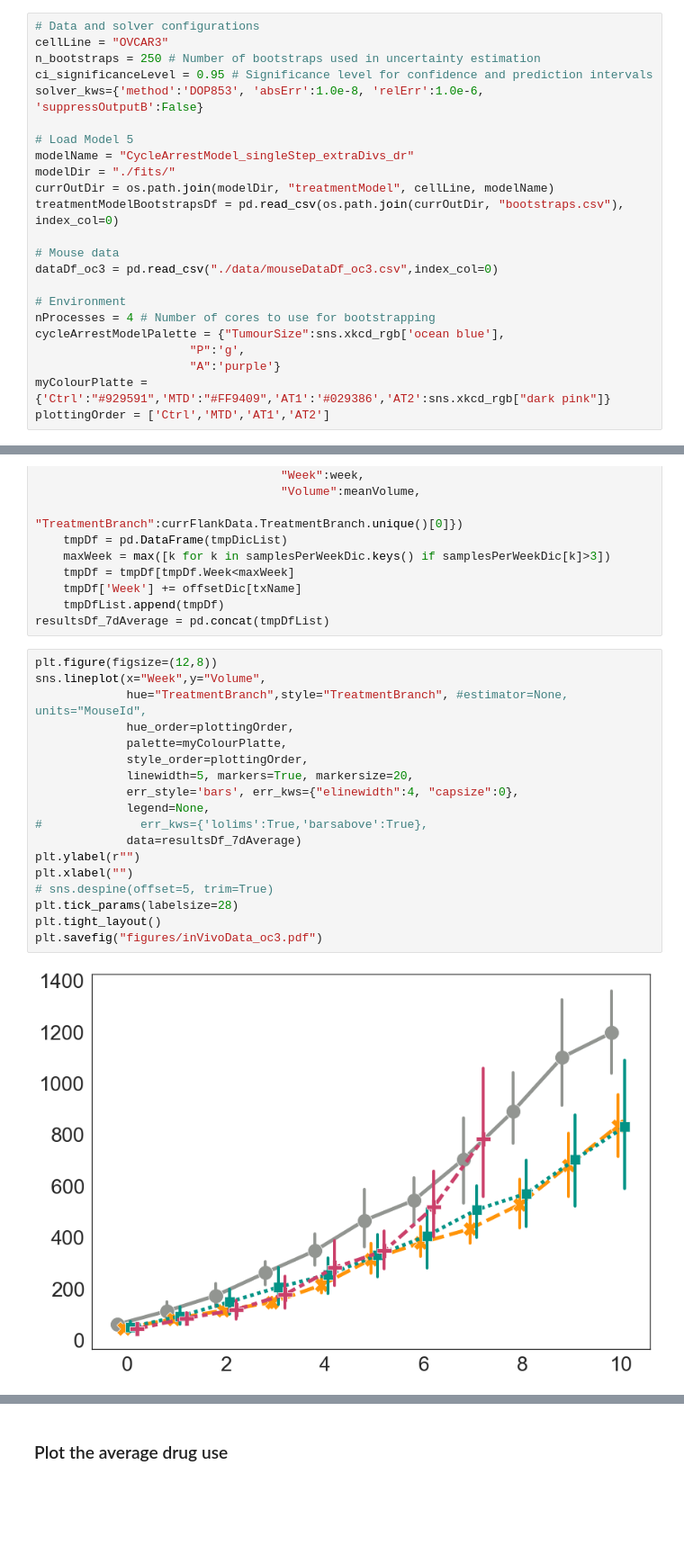
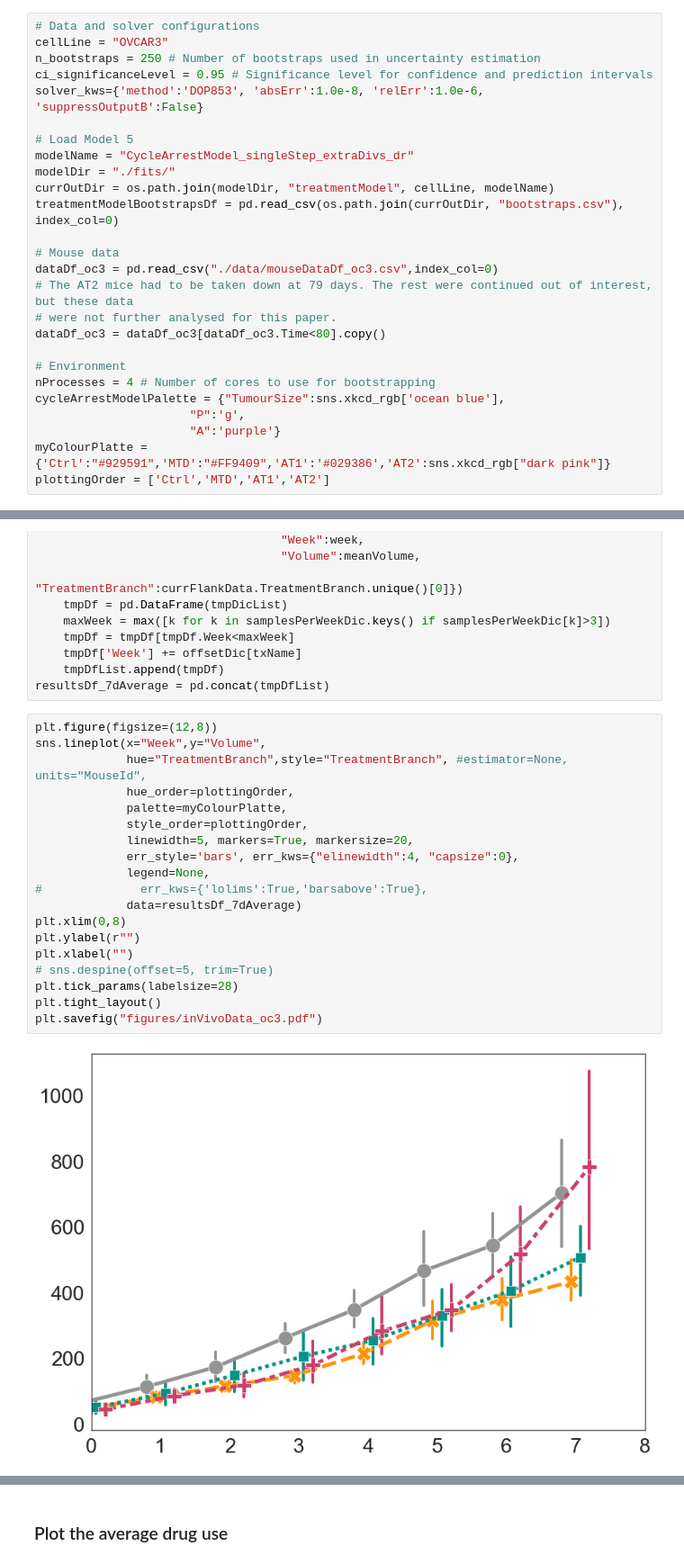
Before and after one commit to MathOnco/PARPi_Model, a Jupyter notebook: jnb_figure6.ipynb, the cells around one changed output, grey strips where cells are left out. Shown at 90% size. Drawn from its saved outputs; the diff is of its cells as text; blank space fills up the shorter version.

Commit message:
added statistical tests and reduced to only show time period where have data for all treatment arms.

```diff
--- a/jnb_figure6.ipynb
+++ b/jnb_figure6.ipynb
@@ -38,6 +39,9 @@ treatmentModelBootstrapsDf = pd.read_csv(os.path.join(currOutDir, "bootstraps.cs
 
 # Mouse data
 dataDf_oc3 = pd.read_csv("./data/mouseDataDf_oc3.csv",index_col=0)
+# The AT2 mice had to be taken down at 79 days. The rest were continued out of interest, but these data
+# were not further analysed for this paper.
+dataDf_oc3 = dataDf_oc3[dataDf_oc3.Time<80].copy()
 
 # Environment
 nProcesses = 4 # Number of cores to use for bootstrapping
@@ -162,20 +166,21 @@ resultsDf_7dAverage = pd.concat(tmpDfList)
 # %%
 plt.figure(figsize=(12,8))
 sns.lineplot(x="Week",y="Volume",
              hue="TreatmentBranch",style="TreatmentBranch", #estimator=None, units="MouseId",
              hue_order=plottingOrder,
              palette=myColourPlatte,
              style_order=plottingOrder,
              linewidth=5, markers=True, markersize=20,
              err_style='bars', err_kws={"elinewidth":4, "capsize":0},
              legend=None,
 #              err_kws={'lolims':True,'barsabove':True},
              data=resultsDf_7dAverage)
+plt.xlim(0,8)
 plt.ylabel(r"")
 plt.xlabel("")
 # sns.despine(offset=5, trim=True)
 plt.tick_params(labelsize=28)
 plt.tight_layout()
 plt.savefig("figures/inVivoData_oc3.pdf")
 # %% [output]
-[figure, old version]
+[figure, new version]
```
Also changed, not shown: parts of 4 cells of this notebook.
